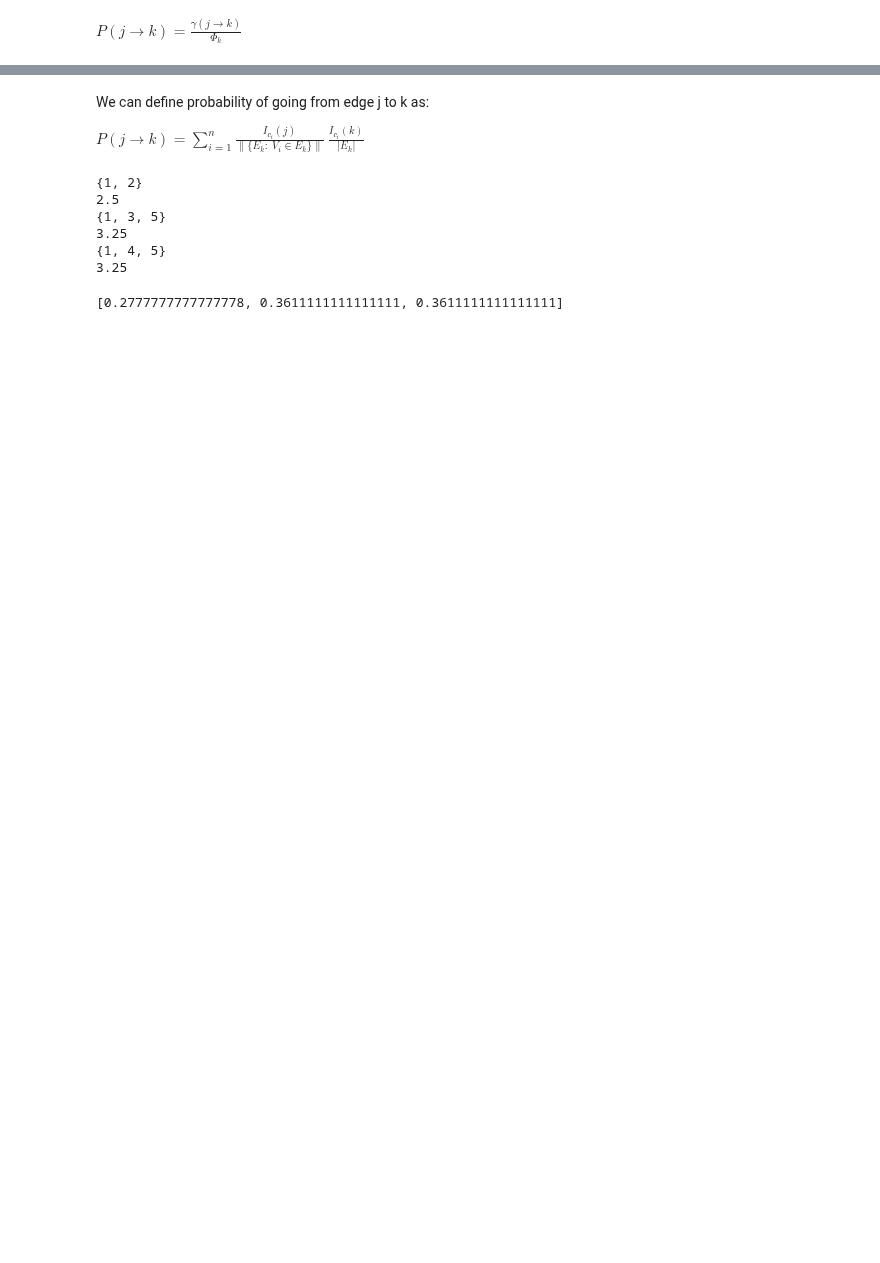
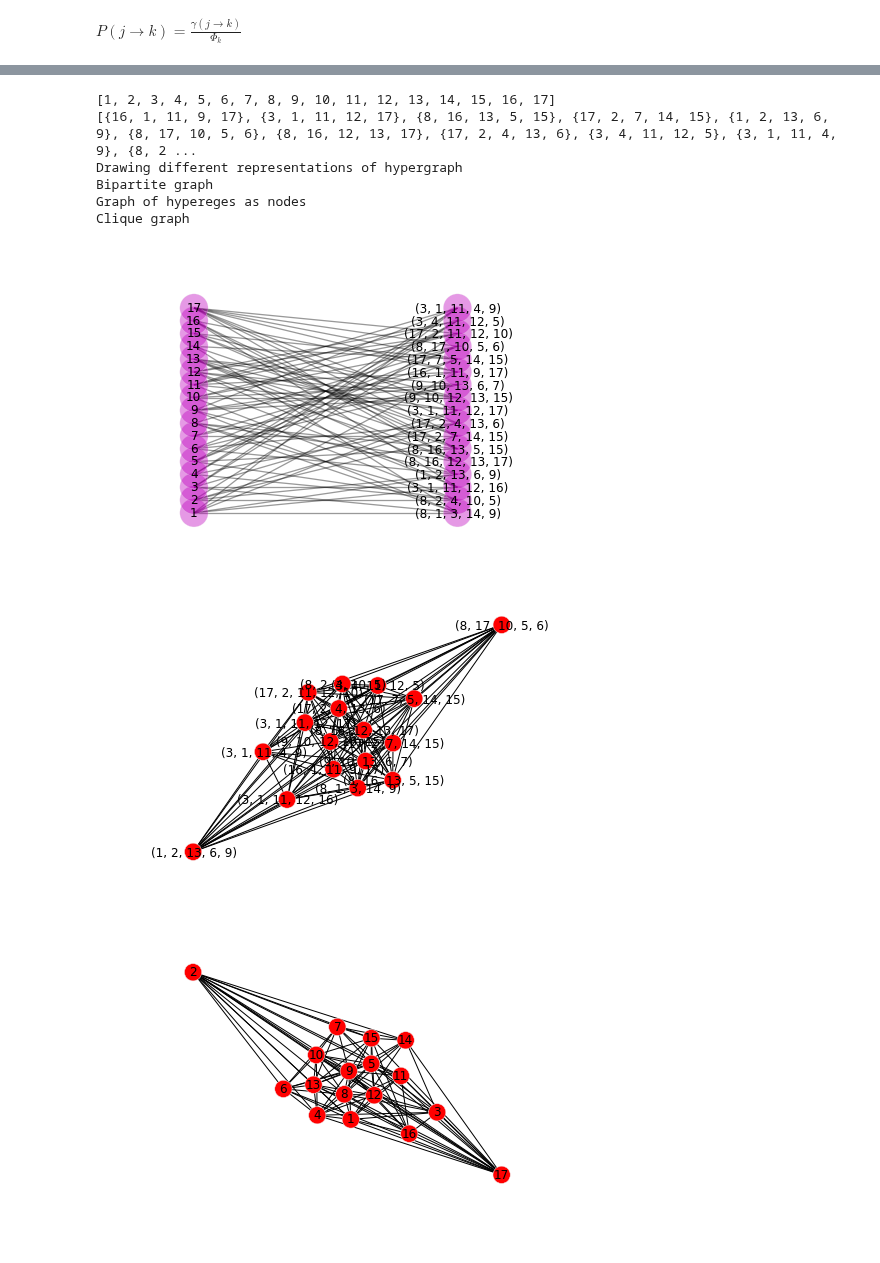
Before and after one commit to ilonajulczuk/hypergraph, a Jupyter notebook: notebooks/Modelling diffusion on hypergraph.ipynb, the cells around one changed output, grey strips where cells are left out. Cells and saved outputs as stored; diff of their text form; code cells hidden in the pictures; blank space fills up the shorter version.

```diff
--- a/notebooks/Modelling diffusion on hypergraph.ipynb
+++ b/notebooks/Modelling diffusion on hypergraph.ipynb
@@ -260,4 +226,0 @@ utils.plot_nodes_frequencies(most_common_nodes, 'Nodes in a graph')
-# %% [markdown]
-We can define probability of going from edge j to k as:
-
-$P(j \rightarrow k) = \sum\limits_{i=1}^{n}{\frac{I_{c_i}(j)}{\|\{E_k :\  V_i \in E_k \}\|}}\ \frac{I_{c_i}(k)}{|E_k|}$
@@ -288,10 +227,12 @@ def hypergraph_analytical_edges(HG):
-# %%
-hypergraph_analytical_edges(HG)
-# %% [output]
-{1, 2}
-2.5
-{1, 3, 5}
-3.25
-{1, 4, 5}
-3.25
-[0.2777777777777778, 0.3611111111111111, 0.3611111111111111]
+# %%
+HG = None
+def create(n=(5,30), m=(5,30), k=(1,10), plot=False):
+    global HG
+    HG = generators.uniform_hypergraph(n, m, k)
+    print(HG.nodes())
+    print(HG.hyper_edges())
+
+    if plot:
+        utils.plot_different_representations(HG.nodes(), HG.hyper_edges())
+
+    return HG
@@ -297,0 +266,12 @@ hypergraph_analytical_edges(HG)
+# %%
+interact(create)
+# %% [output]
+[1, 2, 3, 4, 5, 6, 7, 8, 9, 10, 11, 12, 13, 14, 15, 16, 17]
+[{16, 1, 11, 9, 17}, {3, 1, 11, 12, 17}, {8, 16, 13, 5, 15}, {17, 2, 7, 14, 15}, {1, 2, 13, 6, 9}, {8, 17, 10, 5, 6}, {8, 16, 12, 13, 17}, {17, 2, 4, 13, 6}, {3, 4, 11, 12, 5}, {3, 1, 11, 4, 9}, {8, 2 ...
+Drawing different representations of hypergraph
+Bipartite graph
+Graph of hypereges as nodes
+Clique graph
+[figure, added]
+[figure, added]
+[figure, added]
```
Also changed, not shown: parts of 41 cells of this notebook.
